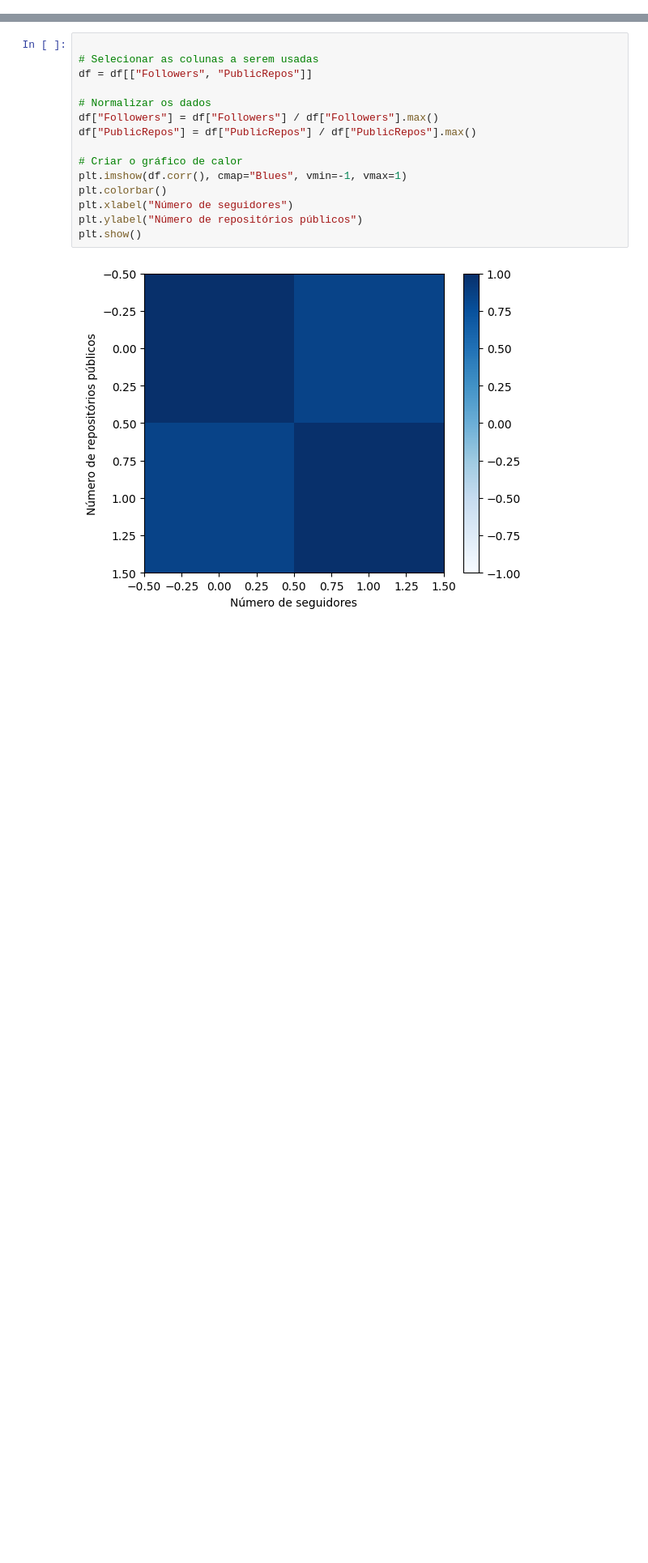
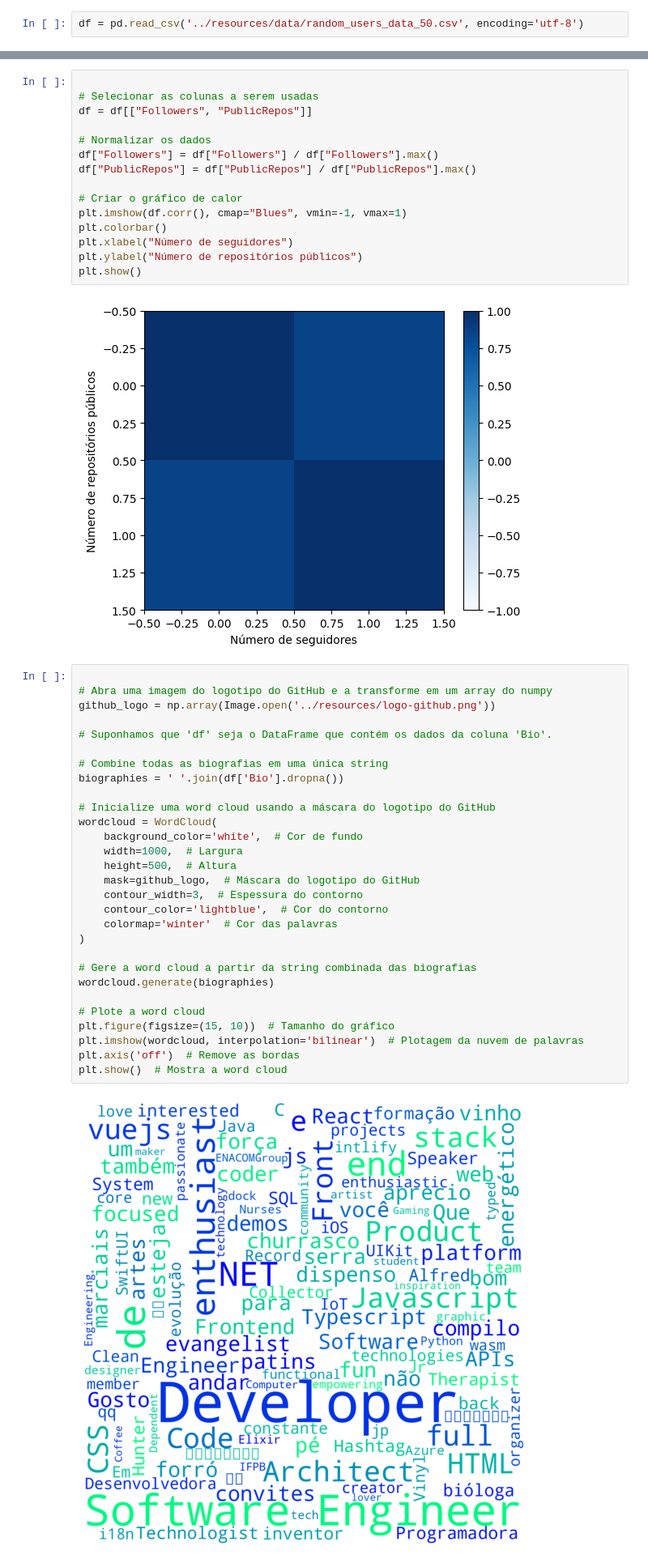
Before and after one commit to lucianobajr/github-complex-networks, a Jupyter notebook: analysis/basic-analysis.ipynb, the cells around one changed output, grey strips where cells are left out. Shown at 81% size. Cells and saved outputs as stored; diff of their text form; blank space fills up the shorter version.

```diff
--- a/analysis/basic-analysis.ipynb
+++ b/analysis/basic-analysis.ipynb
@@ -5,5 +9,7 @@ import networkx as nx
 # %%
 df = pd.read_csv('../resources/data/initial_users_data_lucianobajr.csv', encoding='utf-8')
+# %%
+df = pd.read_csv('../resources/data/random_users_data_50.csv', encoding='utf-8')
 # %%
 # Identificar diferenças entre os usuários
 # Comparar os usuários com mais seguidores com os usuários com menos seguidores
@@ -127,3 +133,34 @@ plt.ylabel("Número de repositórios públicos")
 plt.show()
 # %% [output]
 [figure]
+# %%
+
+# Abra uma imagem do logotipo do GitHub e a transforme em um array do numpy
+github_logo = np.array(Image.open('../resources/logo-github.png'))
+
+# Suponhamos que 'df' seja o DataFrame que contém os dados da coluna 'Bio'.
+
+# Combine todas as biografias em uma única string
+biographies = ' '.join(df['Bio'].dropna())
+
+# Inicialize uma word cloud usando a máscara do logotipo do GitHub
+wordcloud = WordCloud(
+    background_color='white',  # Cor de fundo
+    width=1000,  # Largura
+    height=500,  # Altura
+    mask=github_logo,  # Máscara do logotipo do GitHub
+    contour_width=3,  # Espessura do contorno
+    contour_color='lightblue',  # Cor do contorno
+    colormap='winter'  # Cor das palavras
+)
+
+# Gere a word cloud a partir da string combinada das biografias
+wordcloud.generate(biographies)
+
+# Plote a word cloud
+plt.figure(figsize=(15, 10))  # Tamanho do gráfico
+plt.imshow(wordcloud, interpolation='bilinear')  # Plotagem da nuvem de palavras
+plt.axis('off')  # Remove as bordas
+plt.show()  # Mostra a word cloud
+# %% [output]
+[figure, added]
```
Also changed, not shown: parts of 1 cell of this notebook, 1 other file.
